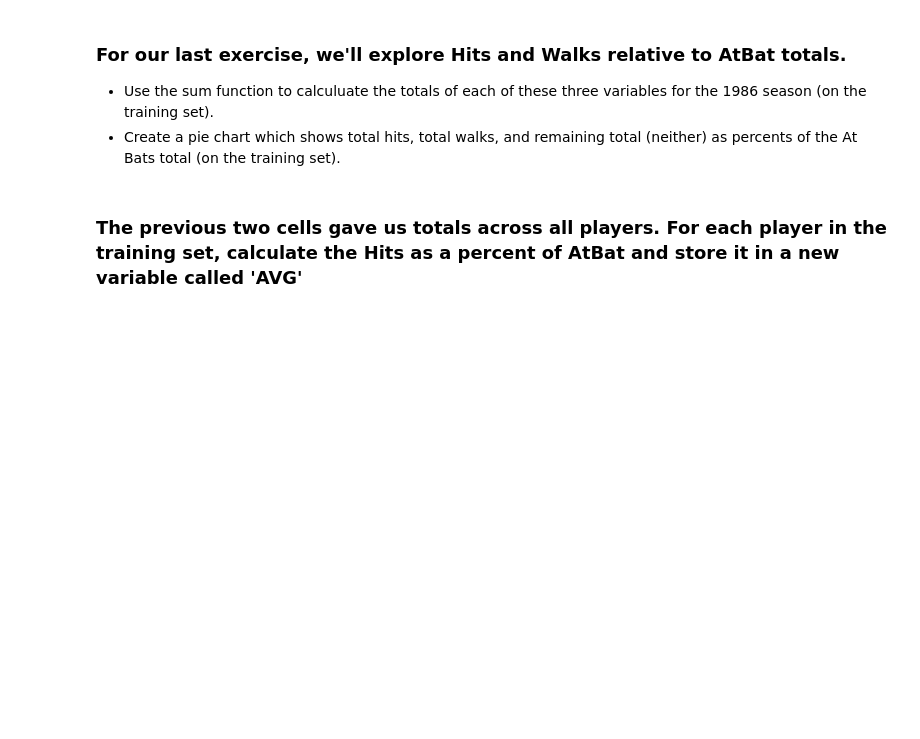
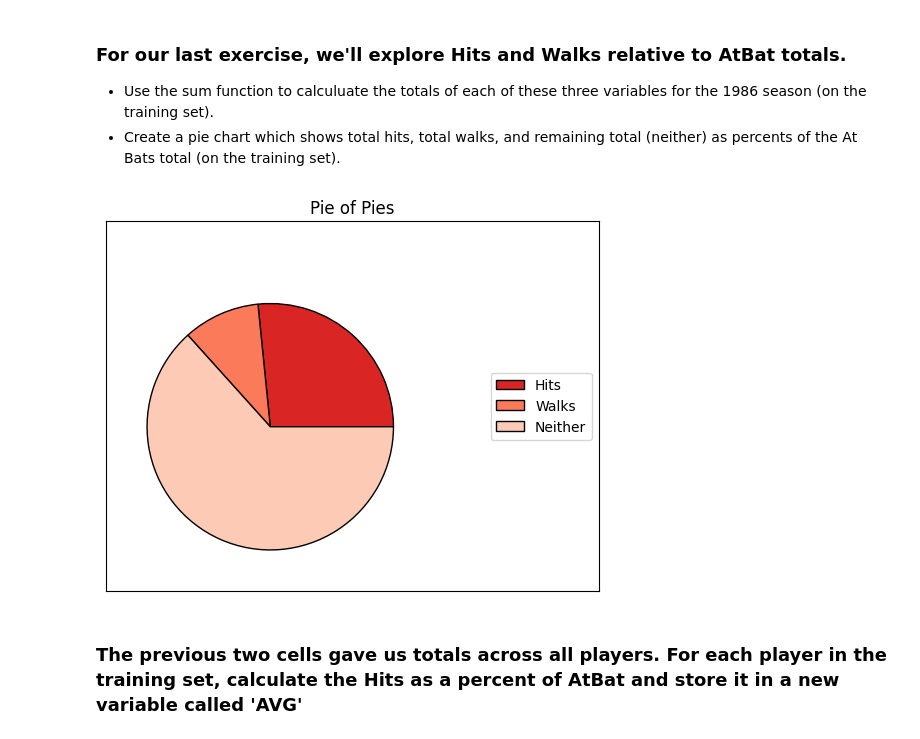
Before and after one commit to Alakazam992/code_2600, a Jupyter notebook: mod03_eda.ipynb, the cells around one changed output. Drawn from its saved outputs; the diff is of its cells as text; code cells hidden in the pictures; blank space fills up the shorter version.

```diff
--- a/mod03_eda.ipynb
+++ b/mod03_eda.ipynb
@@ -152,14 +174,37 @@ plt.show()
 - Use the sum function to calculuate the totals of each of these three variables for the 1986 season (on the training set).
 - Create a pie chart which shows total hits, total walks, and remaining total (neither) as percents of the At Bats total (on the training set).
 # %%
-TotHits = #fillin
-TotWalks = #fillin
-TotAtBat = #fillin
+TotHits = Train['Hits'].sum()
+TotWalks = Train['Walks'].sum()
+TotAtBat = Train['AtBat'].sum()
 
 Labels = ['Hits', 'Walks', 'Neither']
 Totals = [TotHits, TotWalks, TotAtBat-TotHits-TotWalks]
 # %%
 # pie chart
+# Define a range of colors
+colors = plt.get_cmap('Reds')(np.linspace(0.7, 0.2, len(Totals)))
+
+# Create a figure and axes
+fig, ax = plt.subplots()
+
+# Create the pie chart
+ax.pie(Totals, colors=colors, radius=3, center=(4, 4),
+       wedgeprops={"linewidth": 1, "edgecolor": "black"}, frame=True)
+
+# Include a legend
+ax.legend(Labels, loc="right")
+
+# Adjust the axes
+ax.set(xlim=(0, 12), xticks=np.arange(1, 8),
+       ylim=(0, 9), yticks=np.arange(1, 8))
+ax.tick_params(left = False, labelleft = False,
+               bottom = False, labelbottom = False)
+ax.set(title="Pie of Pies")
+
+plt.show()
+# %% [output]
+[figure, added]
 # %% [markdown]
 ### The previous two cells gave us totals across all players. For each player in the training set, calculate the Hits as a percent of AtBat and store it in a new variable called 'AVG'
 # %%
```
Also changed, not shown: parts of 9 cells of this notebook.
